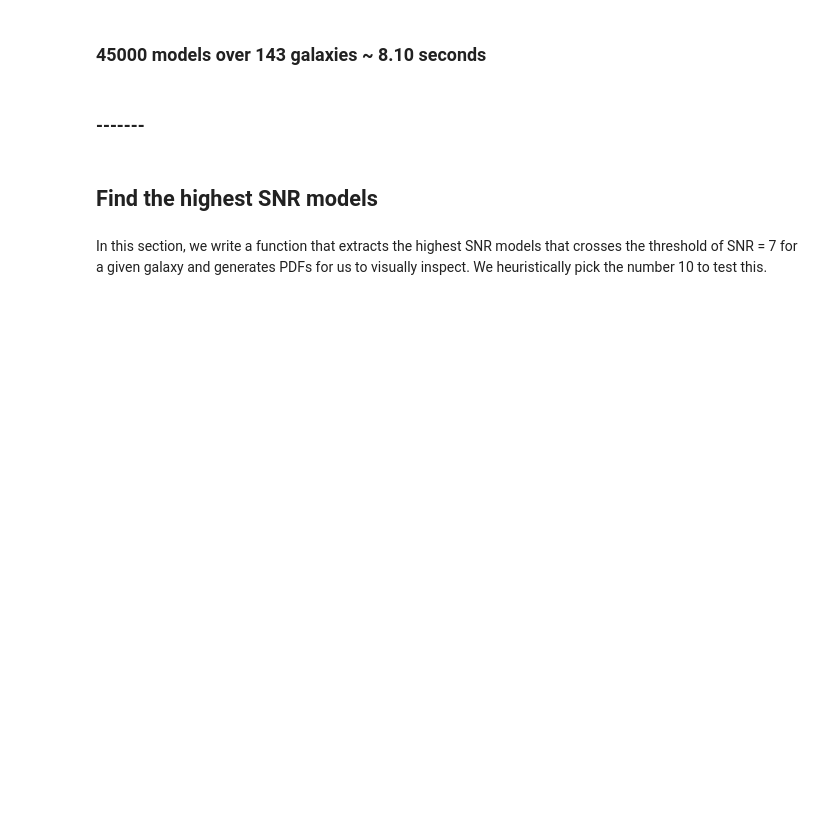
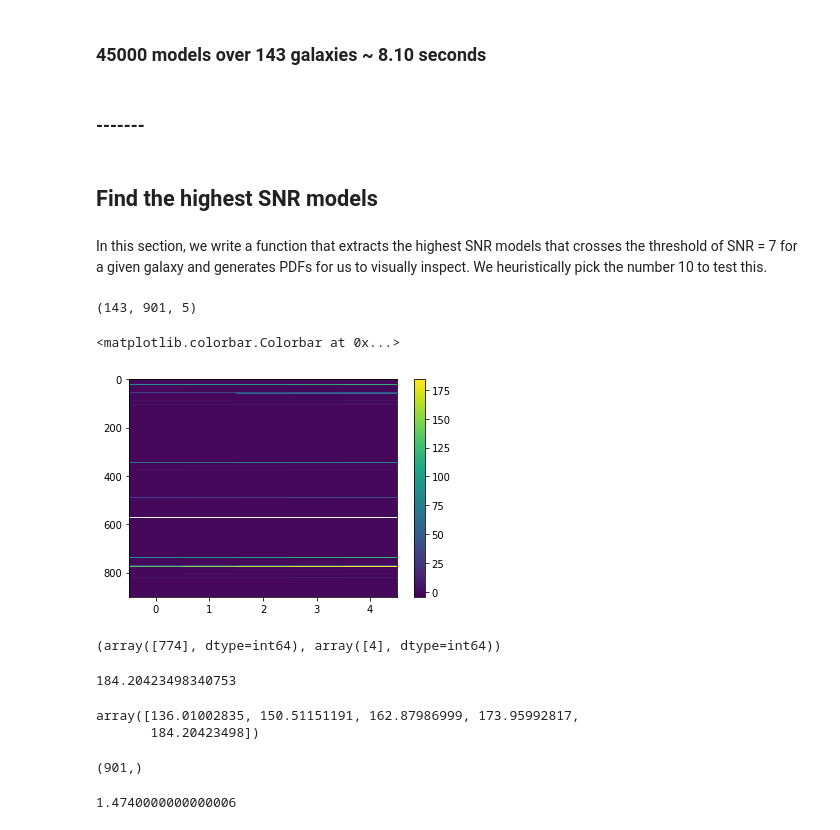
Before and after one commit to tanveerkarim/DESI_Binospec_DataProcessor, a Jupyter notebook: Tanveer/Specz_Extractor/specz1D_extractor.ipynb, the cells around one changed output. Saved outputs shown, nothing was run; the diff lists cells and outputs as text; code cells hidden in the pictures; blank space fills up the shorter version.

```diff
--- a/Tanveer/Specz_Extractor/specz1D_extractor.ipynb
+++ b/Tanveer/Specz_Extractor/specz1D_extractor.ipynb
@@ -97,7 +97,7 @@ def Model(z, wg2, width, Amp = 1):
     return model
 # %%
 def SNR_calculator(data):
-    z_range = np.arange(0.7, 1.6, 0.0001)
+    z_range = np.arange(0.7, 1.6, 0.001)
     widths = np.arange(.5, 1., .1)
 
     #Call data
@@ -141,12 +141,12 @@ def SNR_calculator(data):
 
     results = results.reshape((image.shape[0], z_range.size, widths.size))
 
-    return results
+    return z_range, results
 # %%
 from time import time
 
 start = time()
-SNR_calculator(data)
+z, SNR_tmp = SNR_calculator(data)
 end = time()
 
 tot_time = end - start
@@ -161,3 +161,35 @@ print(str(tot_time))
 ## Find the highest SNR models
 # %% [markdown]
 In this section, we write a function that extracts the highest SNR models that crosses the threshold of SNR = 7 for a given galaxy and generates PDFs for us to visually inspect. We heuristically pick the number 10 to test this.
+# %%
+SNR_tmp.shape
+# %% [output]
+(143, 901, 5)
+# %%
+SNR_tmp[0].shape
+plt.imshow(SNR_tmp[0], aspect='auto')
+plt.colorbar()
+# %% [output]
+<matplotlib.colorbar.Colorbar at 0x...>
+[figure, added]
+# %%
+np.where(np.nanmax(SNR_tmp[0]) == SNR_tmp[0])
+# %% [output]
+(array([774], dtype=int64), array([4], dtype=int64))
+# %%
+np.nanmax(SNR_tmp[0])
+# %% [output]
+184.20423498340753
+# %%
+SNR_tmp[0, 774]
+# %% [output]
+array([136.01002835, 150.51151191, 162.87986999, 173.95992817,
+       184.20423498])
+# %%
+SNR_tmp[0, :, 4].shape
+# %% [output]
+(901,)
+# %%
+z[774]
+# %% [output]
+1.4740000000000006
```
Also changed, not shown: parts of 11 cells of this notebook, 1 other file.
